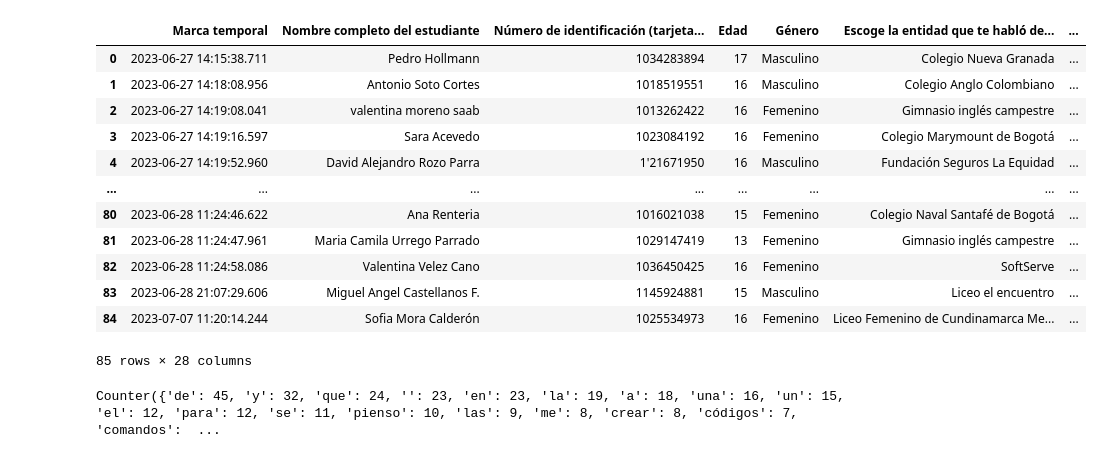
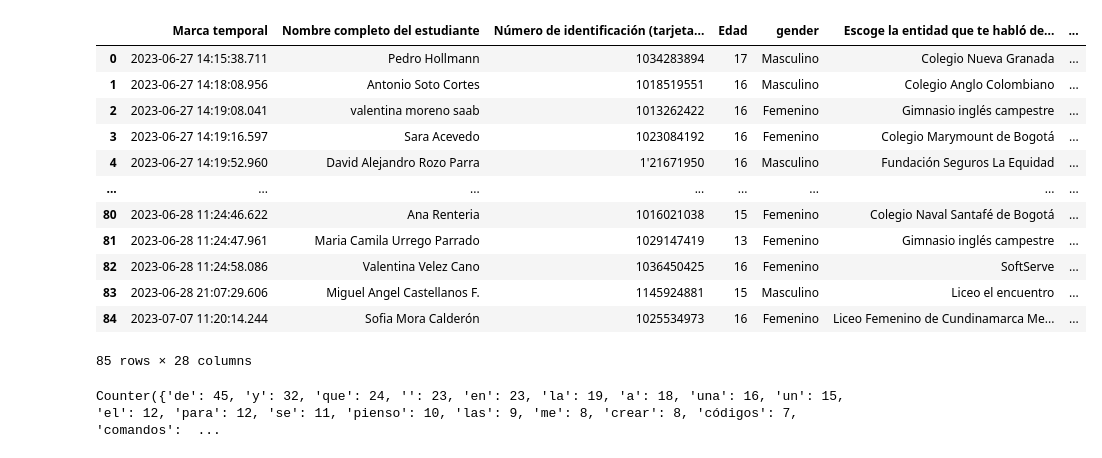
Before and after one commit to legadoTIC/DataAnalysis-2023, a Jupyter notebook: src/entrance.ipynb, the cells around one changed output. Drawn from its saved outputs; the diff is of its cells as text; code cells hidden in the pictures.

```diff
--- a/src/entrance.ipynb
+++ b/src/entrance.ipynb
@@ -5,16 +5,17 @@ import re
 # %%
 data = pd.read_excel("../data/entrance.xlsx")
 data.rename(columns={
     '¿Cuándo piensa en Programación, qué se le viene a la mente?':'perception',
     '¿Cuál de estos términos asocia a la programación? (Seleccione todos los que apliquen)':'association',
     '¿Ha programado antes? ':'prior_knowledge',
     '¿En qué lenguaje ha programado?':'programming_before',
-    '¿En qué le gustaría trabajar cuando sea grande?':'prospectives'
+    '¿En qué le gustaría trabajar cuando sea grande?':'prospective',
+    'Género':'gender'
 }, inplace = True)
 data = data.fillna(0)
 data
 # %% [output]
-|  | Marca temporal | Nombre completo del estudiante | Número de identificación (tarjeta... | Edad | Género | Escoge la entidad que te habló de... | ... |
+|  | Marca temporal | Nombre completo del estudiante | Número de identificación (tarjeta... | Edad | gender | Escoge la entidad que te habló de... | ... |
 | 0 | 2023-06-27 14:15:38.711 | Pedro Hollmann | 1034283894 | 17 | Masculino | Colegio Nueva Granada | ... |
 | 1 | 2023-06-27 14:18:08.956 | Antonio Soto Cortes | 1018519551 | 16 | Masculino | Colegio Anglo Colombiano | ... |
 | 2 | 2023-06-27 14:19:08.041 | valentina moreno saab | 1013262422 | 16 | Femenino | Gimnasio inglés campestre | ... |
```
Also changed, not shown: parts of 3 cells of this notebook.
